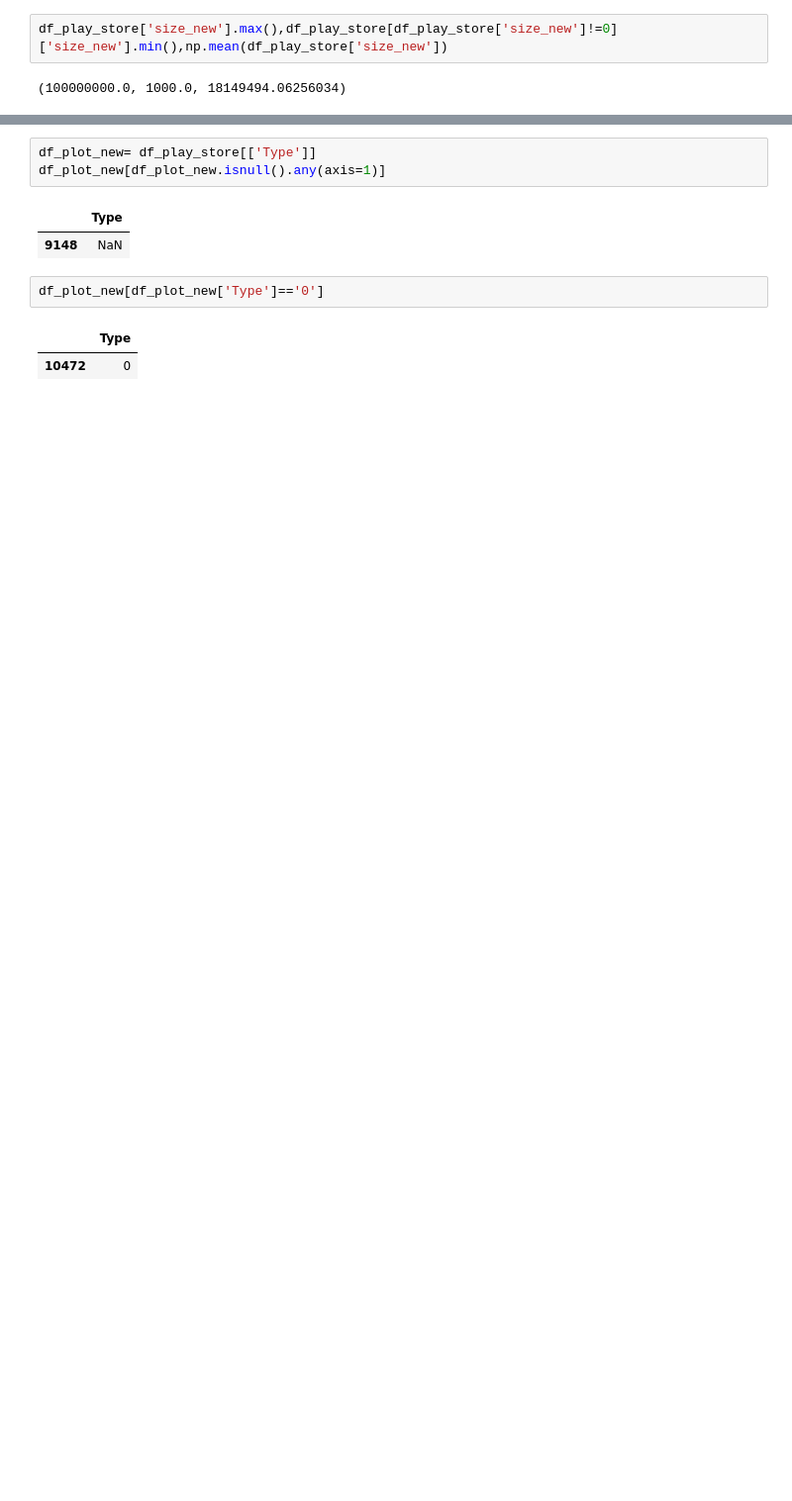
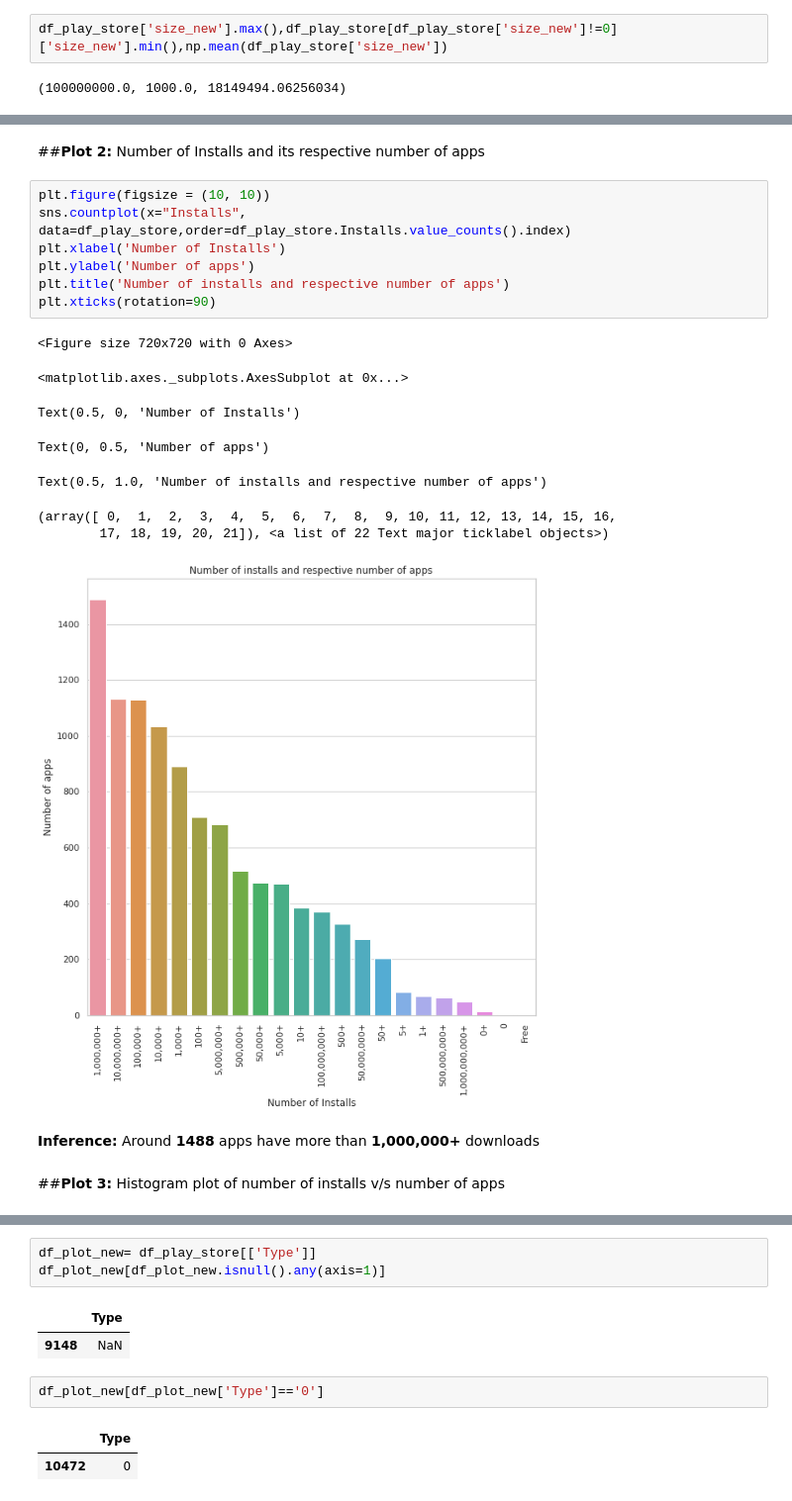
Before and after one commit to nadeeha/play-store-app-review-analysis, a Jupyter notebook: CH_Nadeeha_Play_Store_App_Review_Analysis_Capstone_Project.ipynb, the cells around one changed output, grey strips where cells are left out. Shown: that part at 99% size. Drawn from its saved outputs; the diff is of its cells as text; blank space fills up the shorter version.

```diff
--- a/CH_Nadeeha_Play_Store_App_Review_Analysis_Capstone_Project.ipynb
+++ b/CH_Nadeeha_Play_Store_App_Review_Analysis_Capstone_Project.ipynb
@@ -397,0 +352,22 @@ sns.distplot(age, hist=True)
+# %% [markdown]
+##**Plot 2:** Number of Installs and its respective number of apps
+# %%
+plt.figure(figsize = (10, 10))
+sns.countplot(x="Installs", data=df_play_store,order=df_play_store.Installs.value_counts().index)
+plt.xlabel('Number of Installs')
+plt.ylabel('Number of apps')
+plt.title('Number of installs and respective number of apps')
+plt.xticks(rotation=90)
+# %% [output]
+<Figure size 720x720 with 0 Axes>
+<matplotlib.axes._subplots.AxesSubplot at 0x...>
+Text(0.5, 0, 'Number of Installs')
+Text(0, 0.5, 'Number of apps')
+Text(0.5, 1.0, 'Number of installs and respective number of apps')
+(array([ 0,  1,  2,  3,  4,  5,  6,  7,  8,  9, 10, 11, 12, 13, 14, 15, 16,
+        17, 18, 19, 20, 21]), <a list of 22 Text major ticklabel objects>)
+[figure, added]
+# %% [markdown]
+**Inference:** Around **1488** apps have more than **1,000,000+** downloads
+# %% [markdown]
+##**Plot 3:** Histogram plot of number of installs v/s number of apps
```
Also changed, not shown: parts of 69 cells of this notebook.
